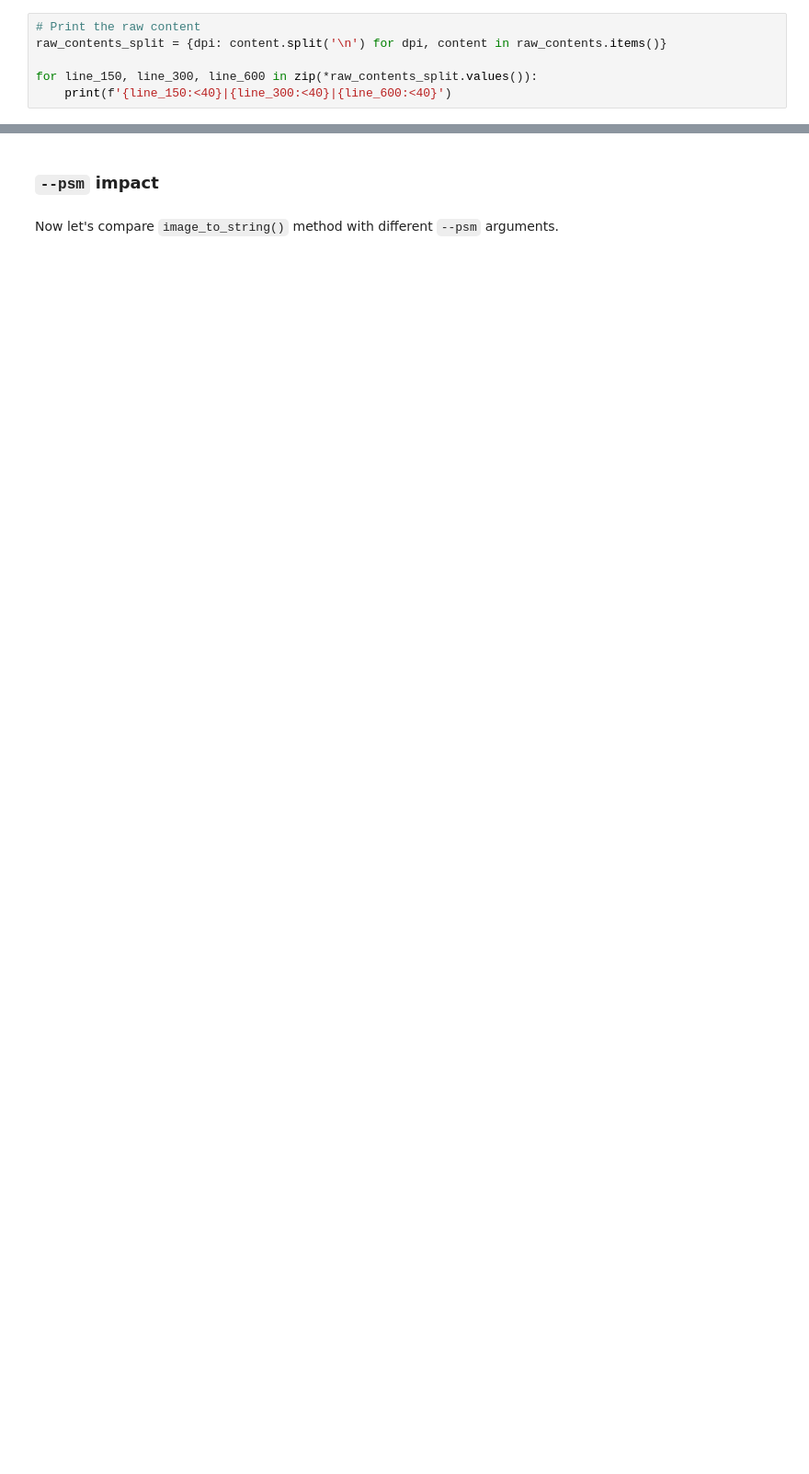
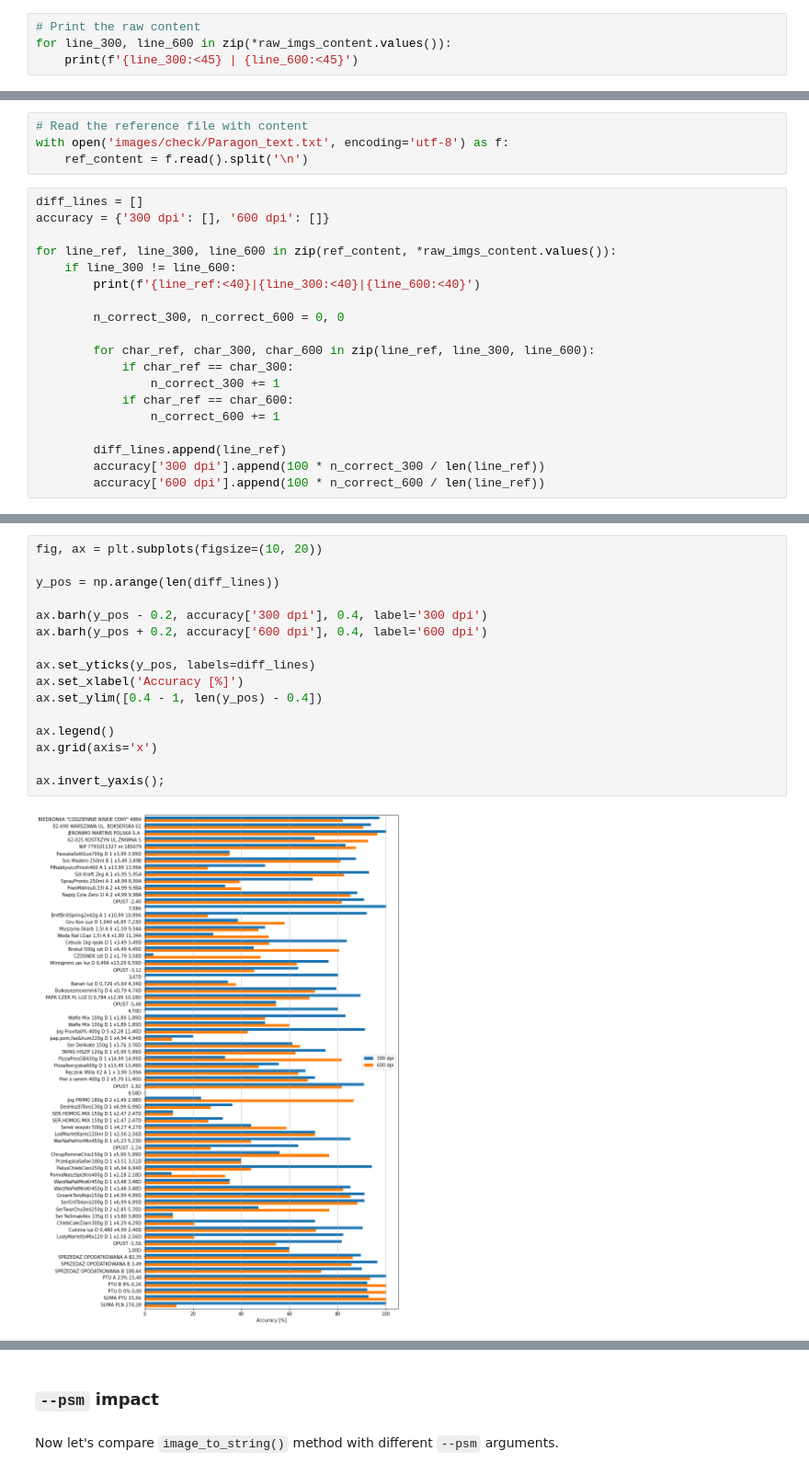
Before and after one commit to MichSobo/OCR-Receipts, a Jupyter notebook: notebooks/process_image.ipynb, the cells around one changed output, grey strips where cells are left out. Shown at 92% size. Cells and saved outputs as stored; diff of their text form; blank space fills up the shorter version.

```diff
--- a/notebooks/process_image.ipynb
+++ b/notebooks/process_image.ipynb
@@ -51,7 +90,5 @@ for dpi, img in raw_imgs.items():
 # %%
 # Print the raw content
-raw_contents_split = {dpi: content.split('\n') for dpi, content in raw_contents.items()}
-
-for line_150, line_300, line_600 in zip(*raw_contents_split.values()):
-    print(f'{line_150:<40}|{line_300:<40}|{line_600:<40}')
+for line_300, line_600 in zip(*raw_imgs_content.values()):
+    print(f'{line_300:<45} | {line_600:<45}')
 # %% [output]
@@ -74,0 +116,23 @@ SUMA PLN 274,28                         |SUMA PLN 274,28
+# %%
+# Read the reference file with content
+with open('images/check/Paragon_text.txt', encoding='utf-8') as f:
+    ref_content = f.read().split('\n')
+# %%
+diff_lines = []
+accuracy = {'300 dpi': [], '600 dpi': []}
+
+for line_ref, line_300, line_600 in zip(ref_content, *raw_imgs_content.values()):
+    if line_300 != line_600:
+        print(f'{line_ref:<40}|{line_300:<40}|{line_600:<40}')
+
+        n_correct_300, n_correct_600 = 0, 0
+
+        for char_ref, char_300, char_600 in zip(line_ref, line_300, line_600):
+            if char_ref == char_300:
+                n_correct_300 += 1
+            if char_ref == char_600:
+                n_correct_600 += 1
+
+        diff_lines.append(line_ref)
+        accuracy['300 dpi'].append(100 * n_correct_300 / len(line_ref))
+        accuracy['600 dpi'].append(100 * n_correct_600 / len(line_ref))
@@ -75 +191,19 @@ SUMA PLN 274,28                         |SUMA PLN 274,28
+# %%
+fig, ax = plt.subplots(figsize=(10, 20))
+
+y_pos = np.arange(len(diff_lines))
+
+ax.barh(y_pos - 0.2, accuracy['300 dpi'], 0.4, label='300 dpi')
+ax.barh(y_pos + 0.2, accuracy['600 dpi'], 0.4, label='600 dpi')
+
+ax.set_yticks(y_pos, labels=diff_lines)
+ax.set_xlabel('Accuracy [%]')
+ax.set_ylim([0.4 - 1, len(y_pos) - 0.4])
+
+ax.legend()
+ax.grid(axis='x')
+
+ax.invert_yaxis();
+# %% [output]
+[figure, added]
 # %% [markdown]
```
Also changed, not shown: parts of 83 cells of this notebook.
